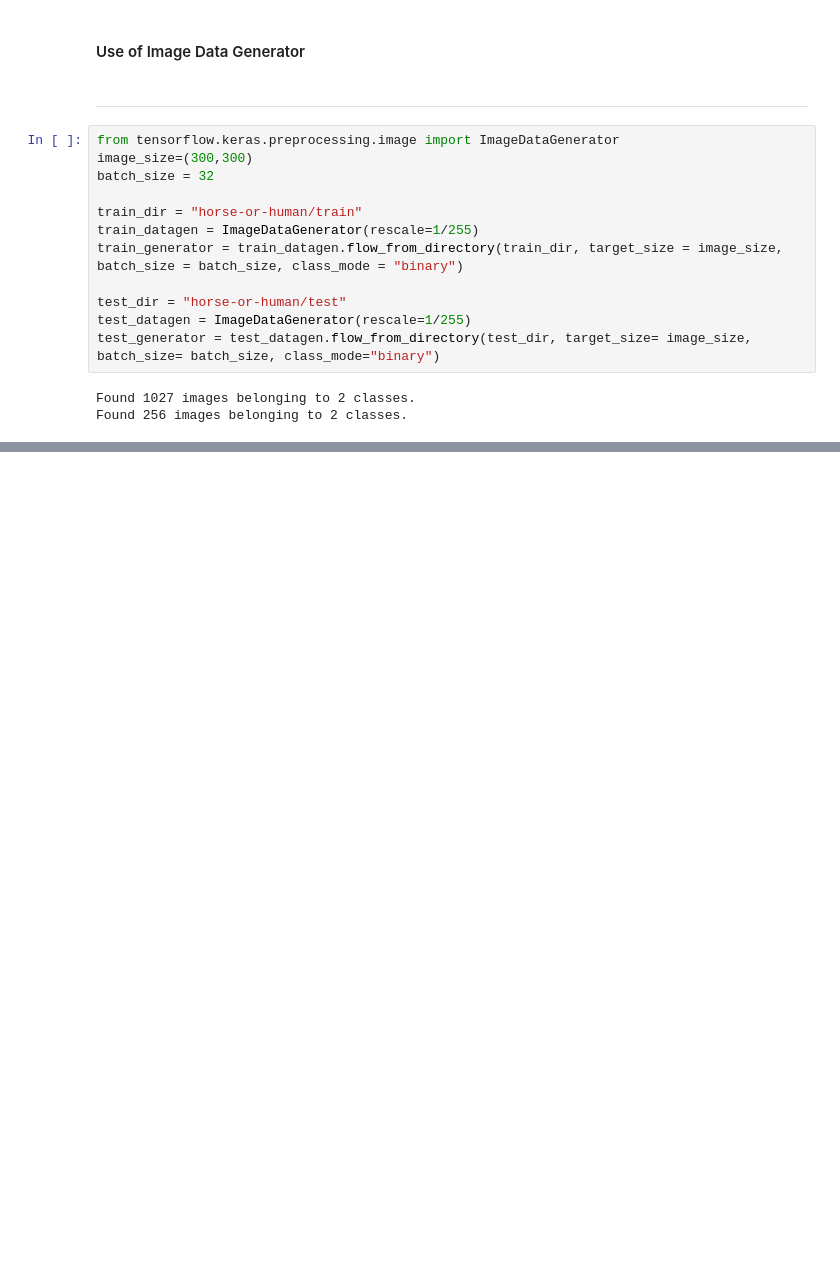
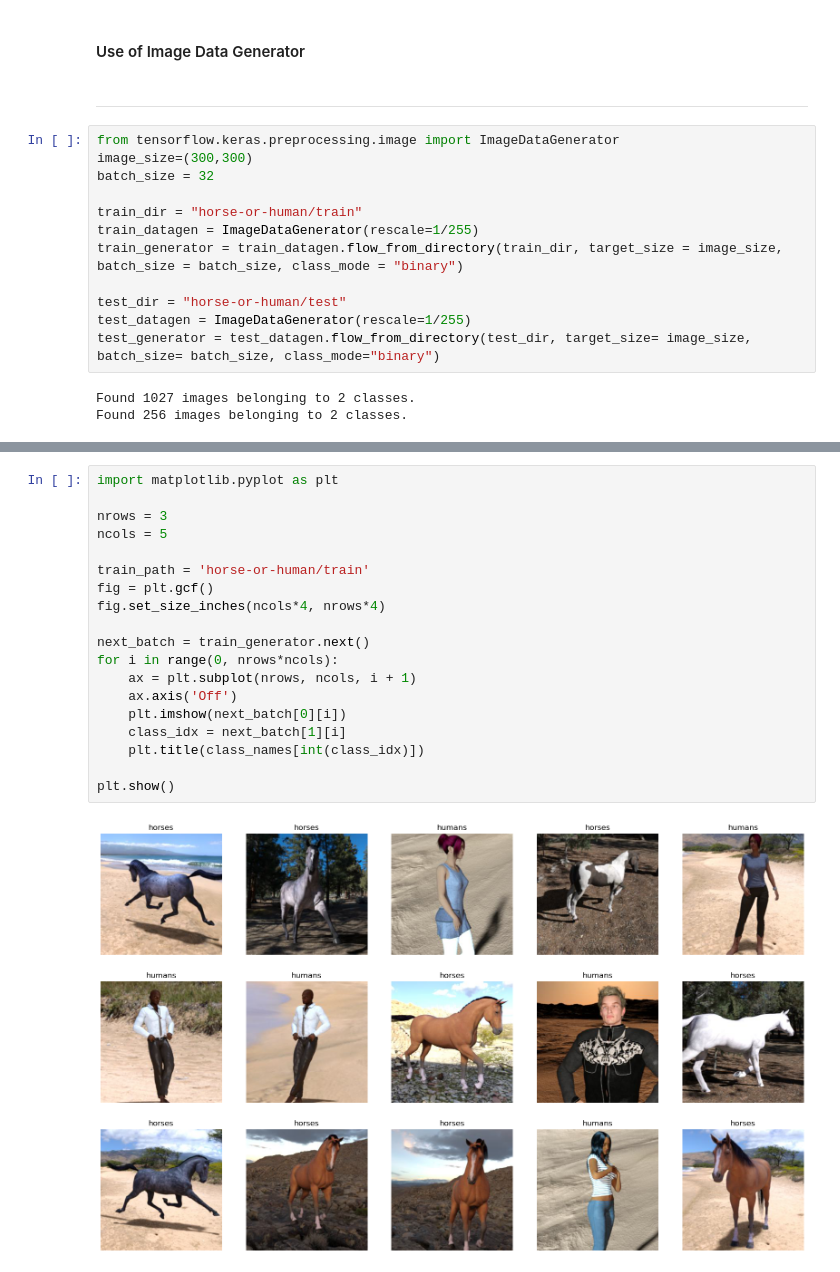
Before and after one commit to Afiq139/Data_Science-AI, a Jupyter notebook: Python_Deep_Learning_&_Artificial_Intelligence/8_Horses_vs_Humans_Classification_with_Simple_CNN/6_Data_Display_in_Subplots_Matrix/1_Data_Display_in_Subplots_Matrix.ipynb, the cells around one changed output, grey strips where cells are left out. Cells and saved outputs as stored; diff of their text form; blank space fills up the shorter version.

```diff
--- a/Python_Deep_Learning_&_Artificial_Intelligence/8_Horses_vs_Humans_Classification_with_Simple_CNN/6_Data_Display_in_Subplots_Matrix/1_Data_Display_in_Subplots_Matrix.ipynb
+++ b/Python_Deep_Learning_&_Artificial_Intelligence/8_Horses_vs_Humans_Classification_with_Simple_CNN/6_Data_Display_in_Subplots_Matrix/1_Data_Display_in_Subplots_Matrix.ipynb
@@ -123,0 +141,21 @@ Found 256 images belonging to 2 classes.
+# %%
+import matplotlib.pyplot as plt
+
+nrows = 3
+ncols = 5
+
+train_path = 'horse-or-human/train'
+fig = plt.gcf()
+fig.set_size_inches(ncols*4, nrows*4)
+
+next_batch = train_generator.next()
+for i in range(0, nrows*ncols):
+    ax = plt.subplot(nrows, ncols, i + 1)
+    ax.axis('Off')
+    plt.imshow(next_batch[0][i])
+    class_idx = next_batch[1][i]
+    plt.title(class_names[int(class_idx)])
+
+plt.show()
+# %% [output]
+[figure, added]
```
Also changed, not shown: parts of 4 cells of this notebook.
